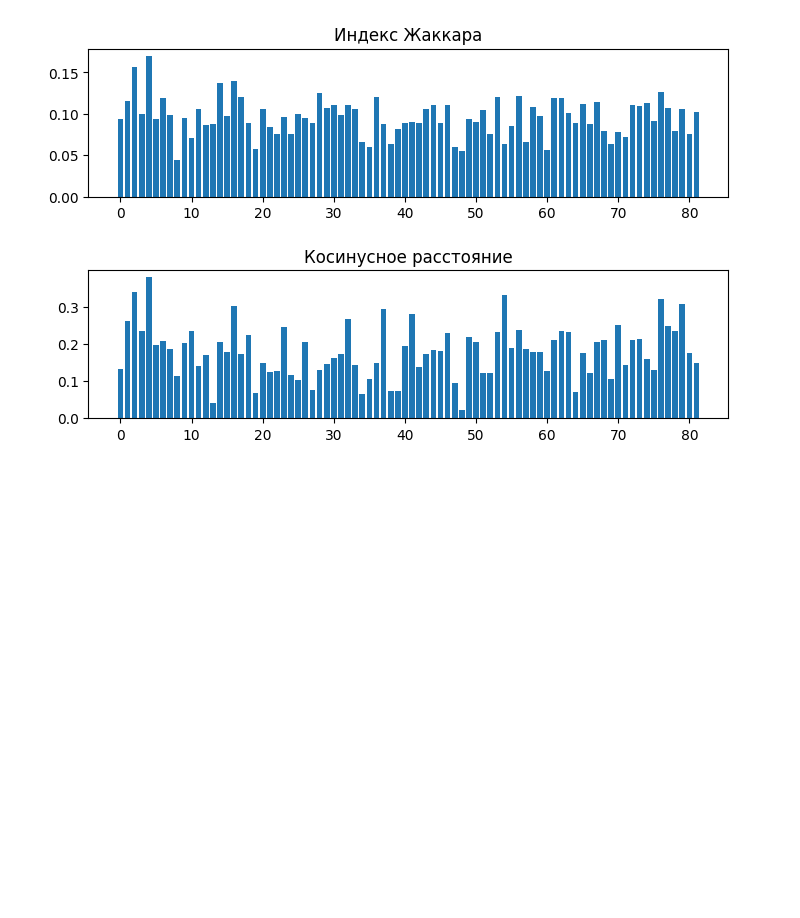
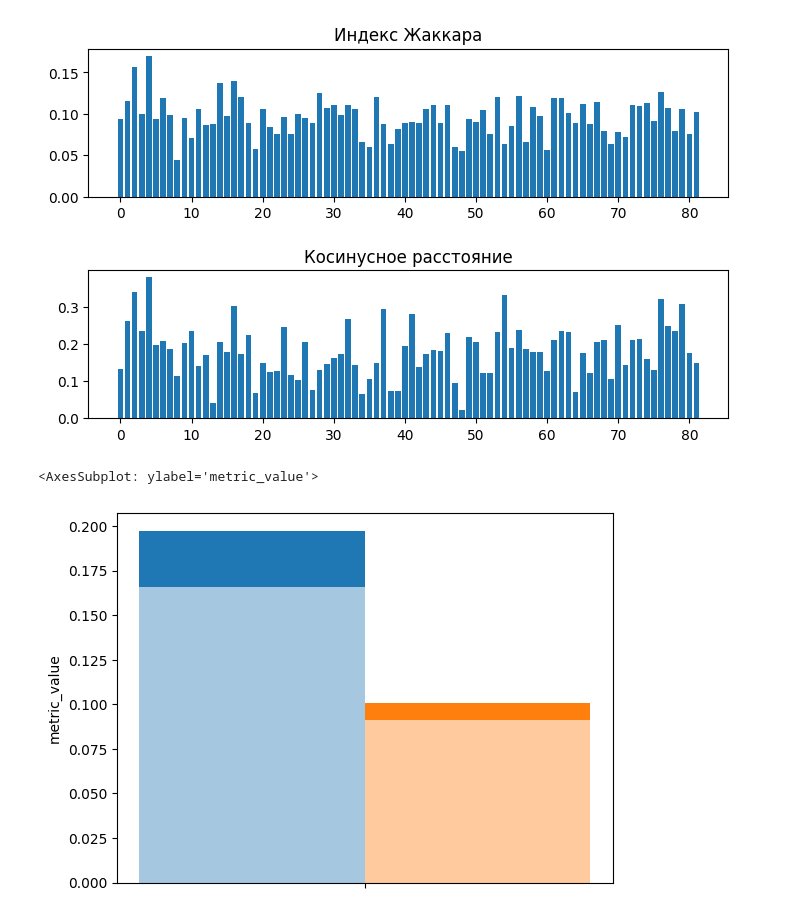
Before and after one commit to okulovsky/grammar_ru, a Jupyter notebook: retell/test_stat.ipynb, the cells around one changed output. Saved outputs shown, nothing was run; the diff lists cells and outputs as text; code cells hidden in the pictures; blank space fills up the shorter version.

```diff
--- a/retell/test_stat.ipynb
+++ b/retell/test_stat.ipynb
@@ -35,3 +36,21 @@ max Косинусное расстояние: 0.38
 min Косинусное расстояние: 0.024
 ------------------------------------
 [figure]
+# %%
+def compute(df):
+    return df.groupby('metric_names').metric_values.mean().to_frame().transpose()
+
+metrics_names = ["jaccard_sim" for _ in range(len(jaccard_sim))]+["cos_sim" for _ in range(len(cos_sim))]
+df = pd.DataFrame(data=zip(np.concatenate([jaccard_sim,cos_sim]),metrics_names), columns=['metric_values','metric_names'])
+rdf = Bootstrap(df = df, method = compute).run(N=1000)
+rdf_i = rdf[['jaccard_sim','cos_sim']].unstack().to_frame().reset_index()
+rdf_i.columns=['metric_names','iteration','metric']
+grbar_plot(
+    rdf_i.groupby('metric_names').metric.feed(Aggregators.normal_confint()).reset_index(),
+    value_column='metric_value',
+    error_column='metric_error',
+    color_column='metric_names',
+)
+# %% [output]
+<AxesSubplot: ylabel='metric_value'>
+[figure, added]
```
Also changed, not shown: parts of 1 cell of this notebook, 2 other files.
